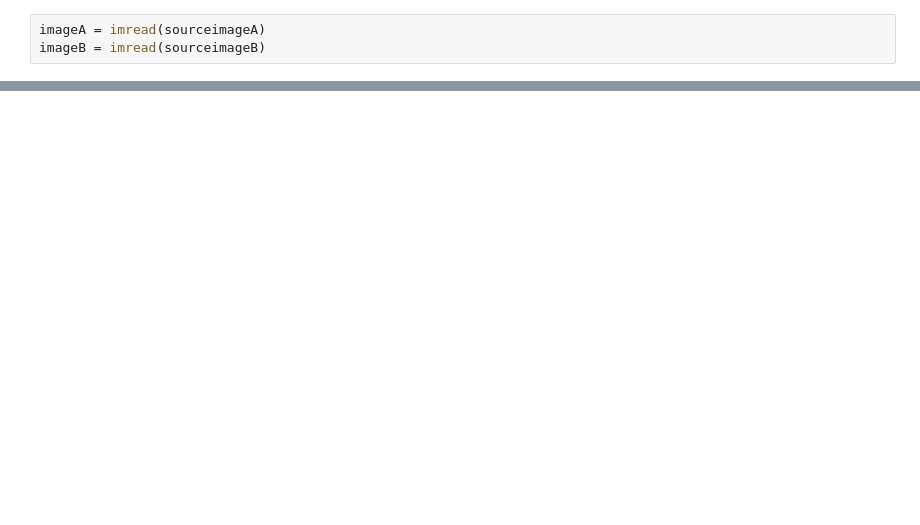
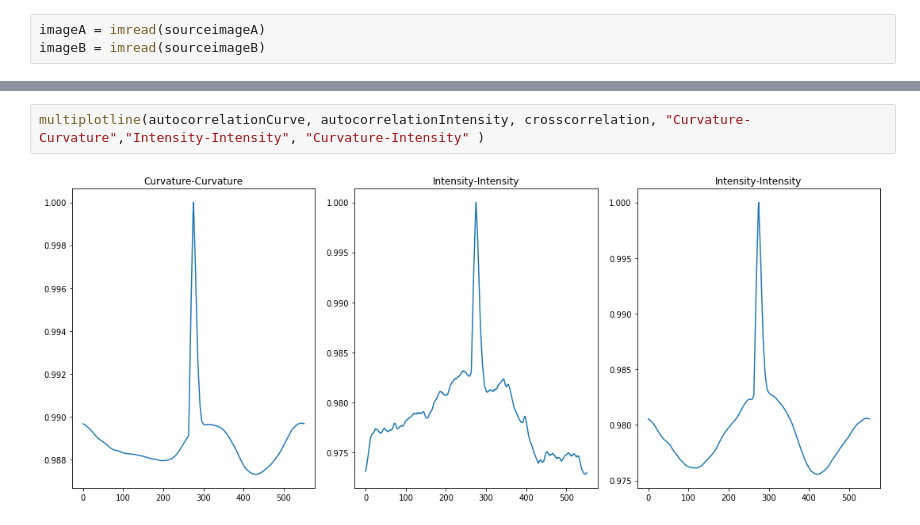
Before and after one commit to oozguc/PyImage, a Jupyter notebook: ObjectClassInstance/CrossCorrelation.ipynb, the cells around one changed output, grey strips where cells are left out. Saved outputs shown, nothing was run; the diff lists cells and outputs as text; blank space fills up the shorter version.

```diff
--- a/ObjectClassInstance/CrossCorrelation.ipynb
+++ b/ObjectClassInstance/CrossCorrelation.ipynb
@@ -42,0 +47,4 @@ save_tiff_imagej_compatible((targetdir + SaveFileName +os.path.basename(Filename
+# %%
+multiplotline(autocorrelationCurve, autocorrelationIntensity, crosscorrelation, "Curvature-Curvature","Intensity-Intensity", "Curvature-Intensity" )
+# %% [output]
+[figure, added]
```
Also changed, not shown: parts of 8 cells of this notebook, 3 other files.
